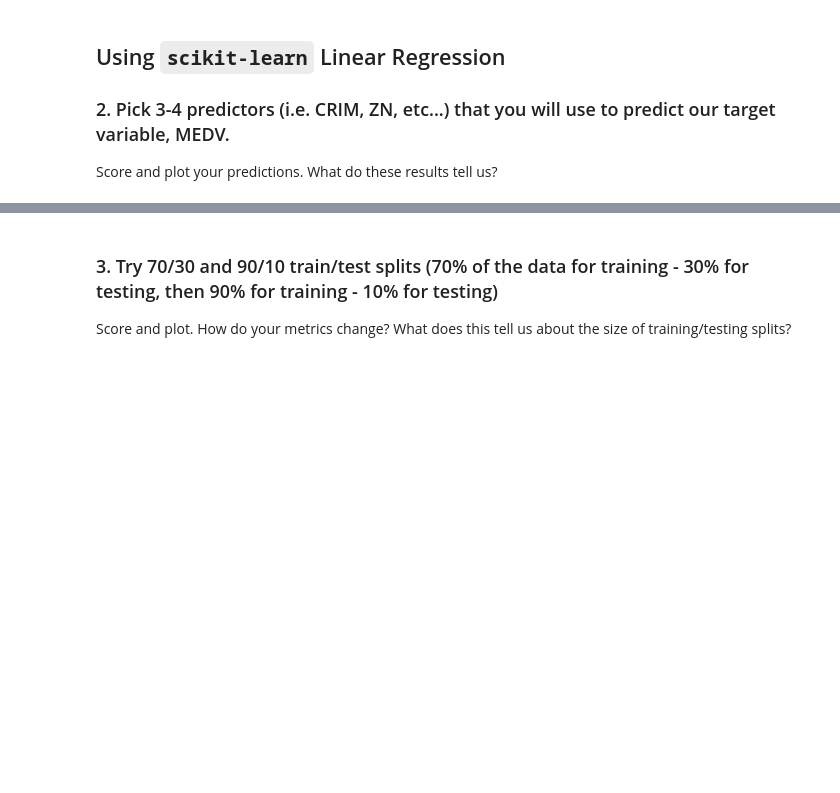
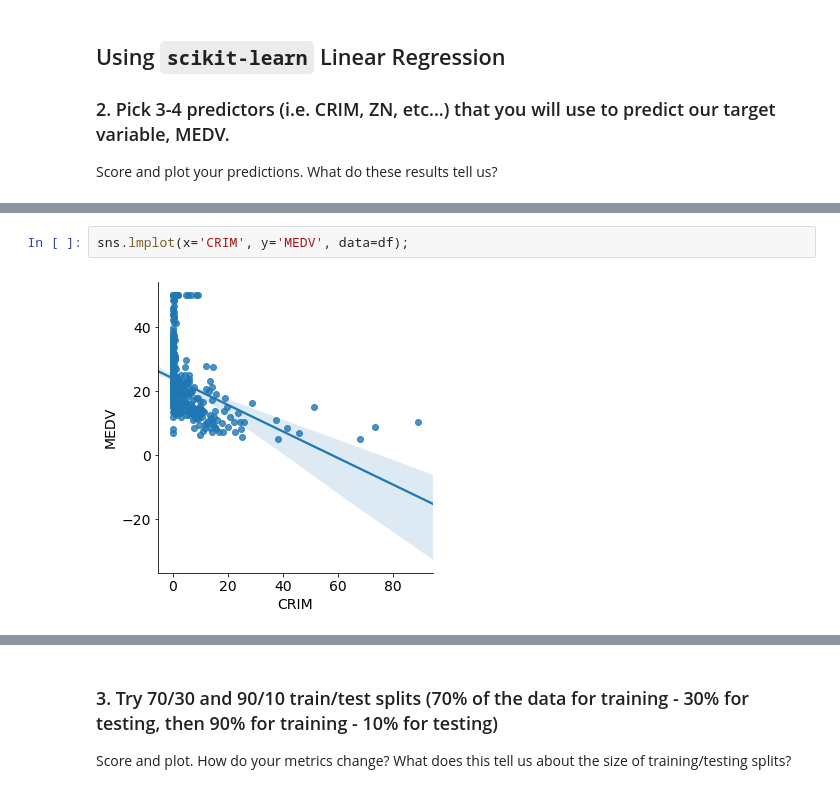
Before and after one commit to y2ksayed/test2, a Jupyter notebook: projects/student-submissions/project-linreg-and-knn-greg.ipynb, the cells around one changed output, grey strips where cells are left out. Cells and saved outputs as stored; diff of their text form; blank space fills up the shorter version.

```diff
--- a/projects/student-submissions/project-linreg-and-knn-greg.ipynb
+++ b/projects/student-submissions/project-linreg-and-knn-greg.ipynb
@@ -136,0 +182,4 @@ sns.jointplot(y, yaxis);
+# %%
+sns.lmplot(x='CRIM', y='MEDV', data=df);
+# %% [output]
+[figure, added]
```
Also changed, not shown: parts of 16 cells of this notebook.
